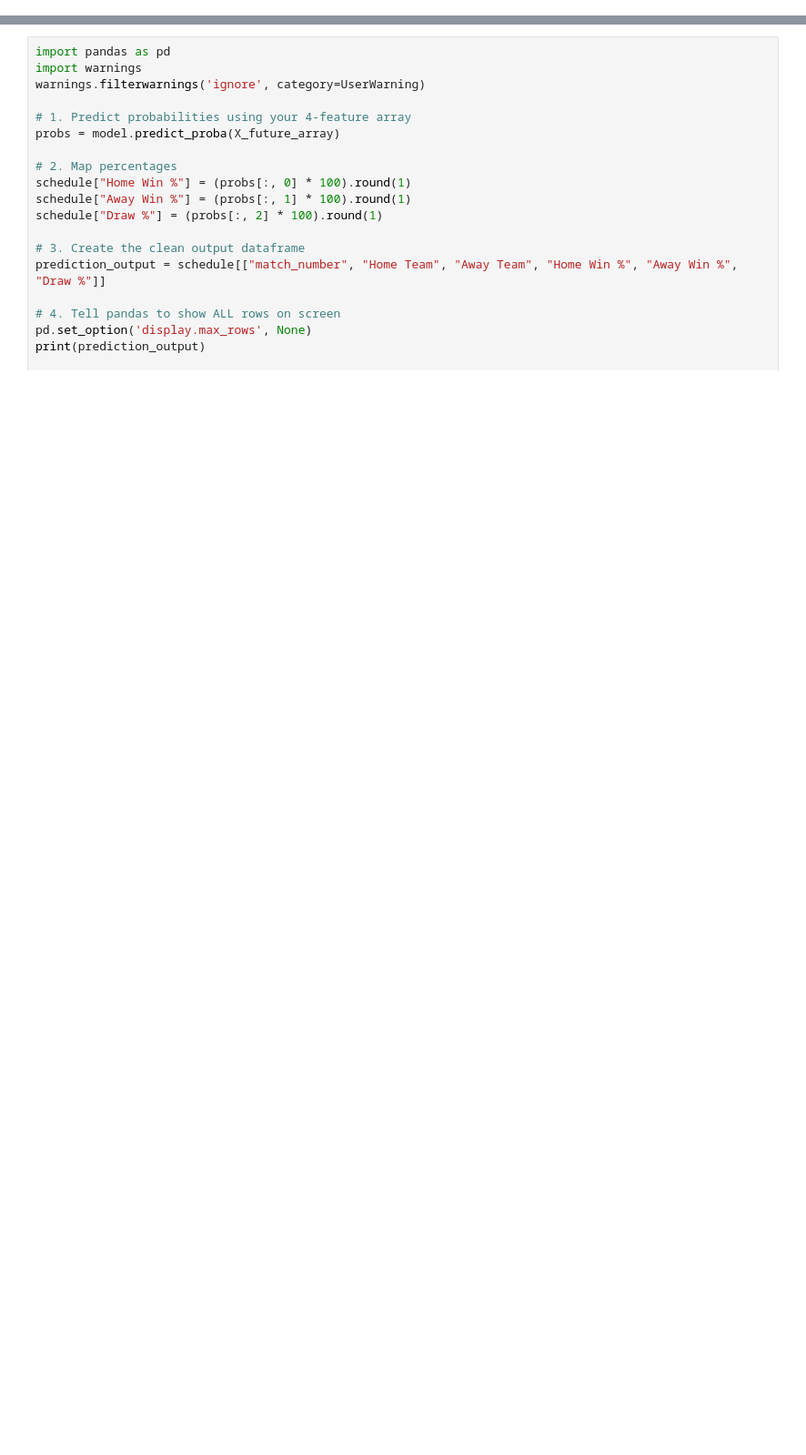
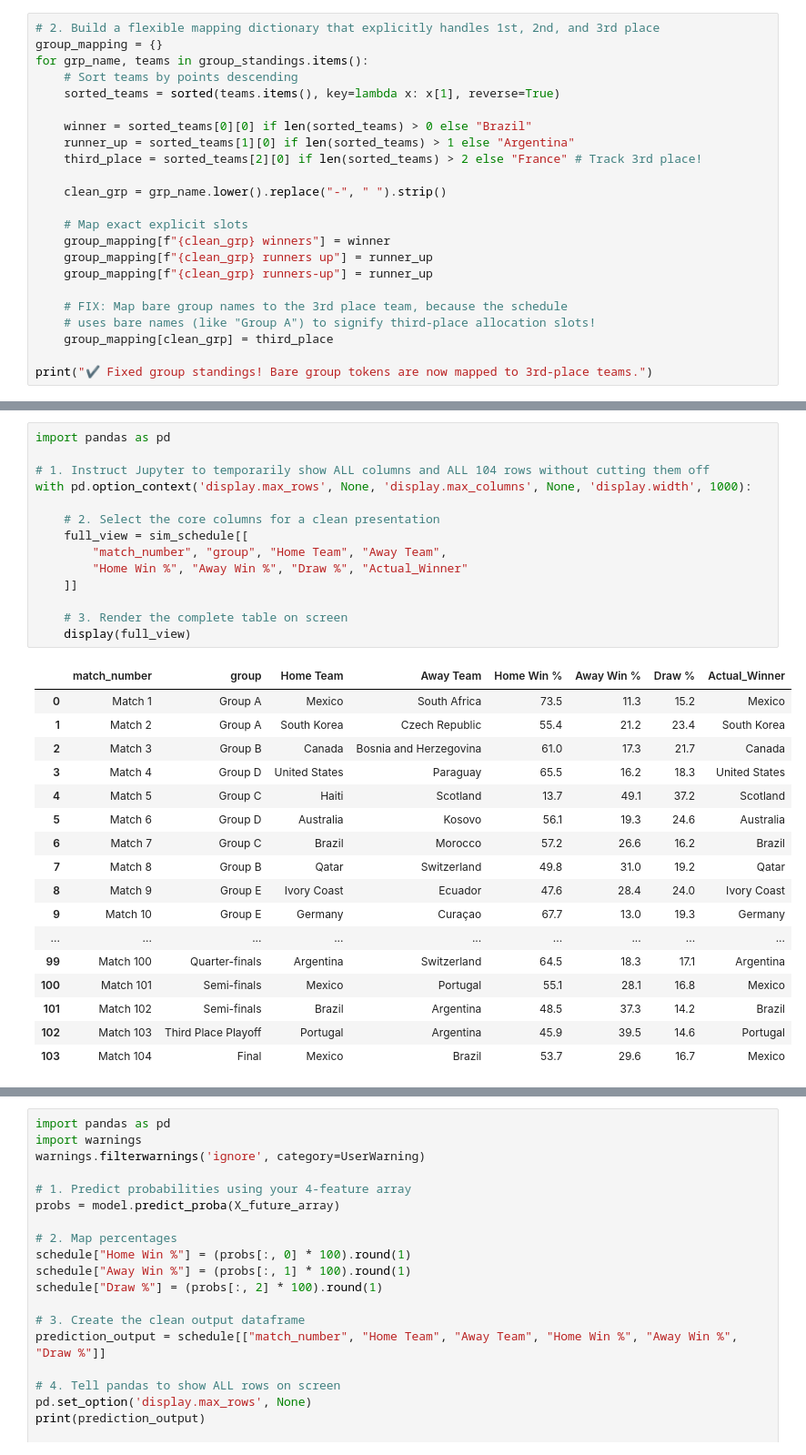
Before and after one commit to khandelwalutkarsh/FIFA-World-Cup-Prediction, a Jupyter notebook: FIFA_Prediction.ipynb, the cells around one changed output, grey strips where cells are left out. Shown at 91% size. Saved outputs shown, nothing was run; the diff lists cells and outputs as text; blank space fills up the shorter version.

Commit message:
Fix bracket duplicates, add dynamic knockout labels, and configure 104-match printing

```diff
--- a/FIFA_Prediction.ipynb
+++ b/FIFA_Prediction.ipynb
@@ -0,0 +444,23 @@
+# %%
+# 2. Build a flexible mapping dictionary that explicitly handles 1st, 2nd, and 3rd place
+group_mapping = {}
+for grp_name, teams in group_standings.items():
+    # Sort teams by points descending
+    sorted_teams = sorted(teams.items(), key=lambda x: x[1], reverse=True)
+
+    winner = sorted_teams[0][0] if len(sorted_teams) > 0 else "Brazil"
+    runner_up = sorted_teams[1][0] if len(sorted_teams) > 1 else "Argentina"
+    third_place = sorted_teams[2][0] if len(sorted_teams) > 2 else "France" # Track 3rd place!
+
+    clean_grp = grp_name.lower().replace("-", " ").strip()
+
+    # Map exact explicit slots
+    group_mapping[f"{clean_grp} winners"] = winner
+    group_mapping[f"{clean_grp} runners up"] = runner_up
+    group_mapping[f"{clean_grp} runners-up"] = runner_up
+
+    # FIX: Map bare group names to the 3rd place team, because the schedule
+    # uses bare names (like "Group A") to signify third-place allocation slots!
+    group_mapping[clean_grp] = third_place
+
+print("✔ Fixed group standings! Bare group tokens are now mapped to 3rd-place teams.")
@@ -0,0 +611,32 @@
+# %%
+import pandas as pd
+
+# 1. Instruct Jupyter to temporarily show ALL columns and ALL 104 rows without cutting them off
+with pd.option_context('display.max_rows', None, 'display.max_columns', None, 'display.width', 1000):
+
+    # 2. Select the core columns for a clean presentation
+    full_view = sim_schedule[[
+        "match_number", "group", "Home Team", "Away Team",
+        "Home Win %", "Away Win %", "Draw %", "Actual_Winner"
+    ]]
+
+    # 3. Render the complete table on screen
+    display(full_view)
+# %% [output]
+|  | match_number | group | Home Team | Away Team | Home Win % | Away Win % | Draw % | Actual_Winner |
+| 0 | Match 1 | Group A | Mexico | South Africa | 73.5 | 11.3 | 15.2 | Mexico |
+| 1 | Match 2 | Group A | South Korea | Czech Republic | 55.4 | 21.2 | 23.4 | South Korea |
+| 2 | Match 3 | Group B | Canada | Bosnia and Herzegovina | 61.0 | 17.3 | 21.7 | Canada |
+| 3 | Match 4 | Group D | United States | Paraguay | 65.5 | 16.2 | 18.3 | United States |
+| 4 | Match 5 | Group C | Haiti | Scotland | 13.7 | 49.1 | 37.2 | Scotland |
+| 5 | Match 6 | Group D | Australia | Kosovo | 56.1 | 19.3 | 24.6 | Australia |
+| 6 | Match 7 | Group C | Brazil | Morocco | 57.2 | 26.6 | 16.2 | Brazil |
+| 7 | Match 8 | Group B | Qatar | Switzerland | 49.8 | 31.0 | 19.2 | Qatar |
+| 8 | Match 9 | Group E | Ivory Coast | Ecuador | 47.6 | 28.4 | 24.0 | Ivory Coast |
+| 9 | Match 10 | Group E | Germany | Curaçao | 67.7 | 13.0 | 19.3 | Germany |
+| ... | ... | ... | ... | ... | ... | ... | ... | ... |
+| 99 | Match 100 | Quarter-finals | Argentina | Switzerland | 64.5 | 18.3 | 17.1 | Argentina |
+| 100 | Match 101 | Semi-finals | Mexico | Portugal | 55.1 | 28.1 | 16.8 | Mexico |
+| 101 | Match 102 | Semi-finals | Brazil | Argentina | 48.5 | 37.3 | 14.2 | Brazil |
+| 102 | Match 103 | Third Place Playoff | Portugal | Argentina | 45.9 | 39.5 | 14.6 | Portugal |
+| 103 | Match 104 | Final | Mexico | Brazil | 53.7 | 29.6 | 16.7 | Mexico |
```
Also changed, not shown: parts of 28 cells of this notebook.
